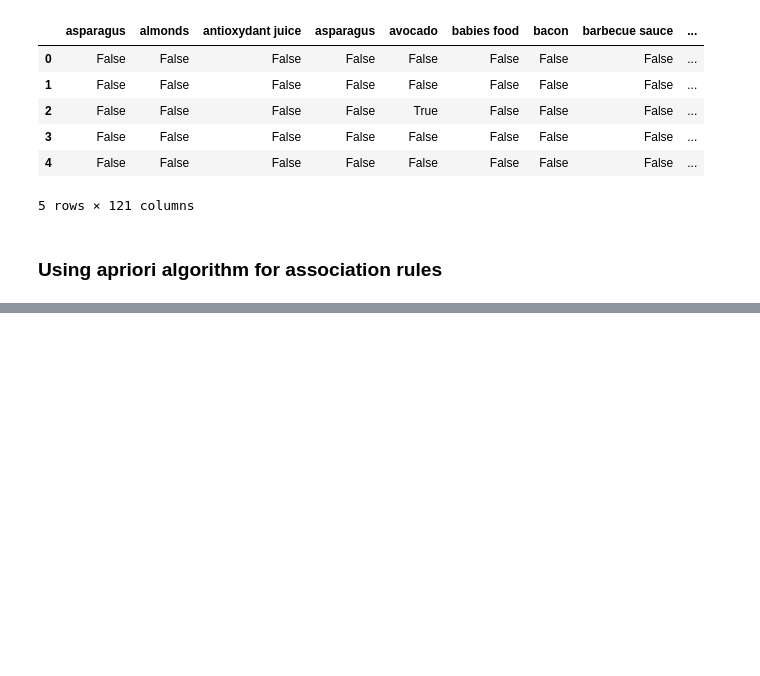
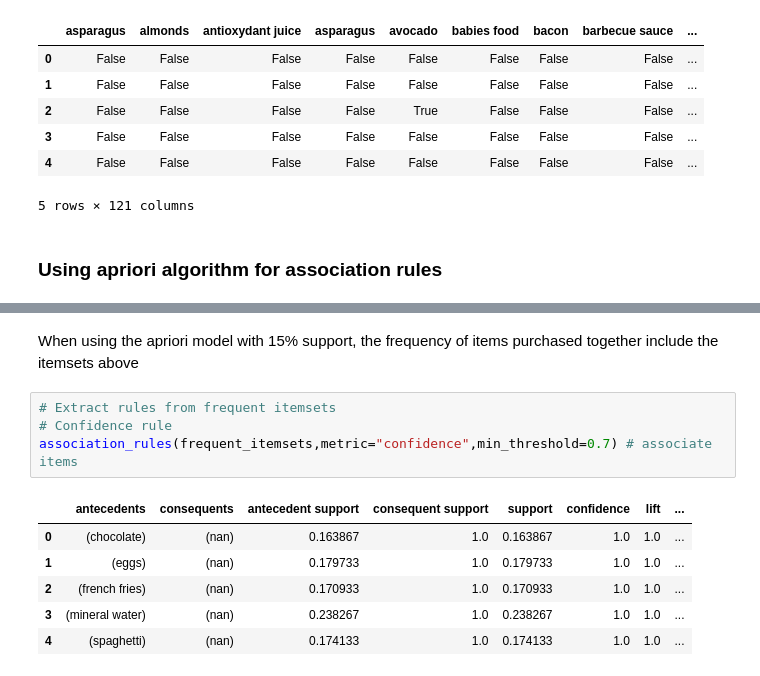
Before and after one commit to normanmunge/association-rules-tutorial, a Jupyter notebook: market_basket_optimisation.ipynb, the cells around one changed output, grey strips where cells are left out. Saved outputs shown, nothing was run; the diff lists cells and outputs as text; blank space fills up the shorter version.

```diff
--- a/market_basket_optimisation.ipynb
+++ b/market_basket_optimisation.ipynb
@@ -97,0 +113,13 @@ frequent_itemsets
+# %% [markdown]
+When using the apriori model with 15% support, the frequency of items purchased together include the itemsets above
+# %%
+# Extract rules from frequent itemsets
+# Confidence rule
+association_rules(frequent_itemsets,metric="confidence",min_threshold=0.7) # associate items
+# %% [output]
+|  | antecedents | consequents | antecedent support | consequent support | support | confidence | lift | ... |
+| 0 | (chocolate) | (nan) | 0.163867 | 1.0 | 0.163867 | 1.0 | 1.0 | ... |
+| 1 | (eggs) | (nan) | 0.179733 | 1.0 | 0.179733 | 1.0 | 1.0 | ... |
+| 2 | (french fries) | (nan) | 0.170933 | 1.0 | 0.170933 | 1.0 | 1.0 | ... |
+| 3 | (mineral water) | (nan) | 0.238267 | 1.0 | 0.238267 | 1.0 | 1.0 | ... |
+| 4 | (spaghetti) | (nan) | 0.174133 | 1.0 | 0.174133 | 1.0 | 1.0 | ... |
```
Also changed, not shown: parts of 10 cells of this notebook.
